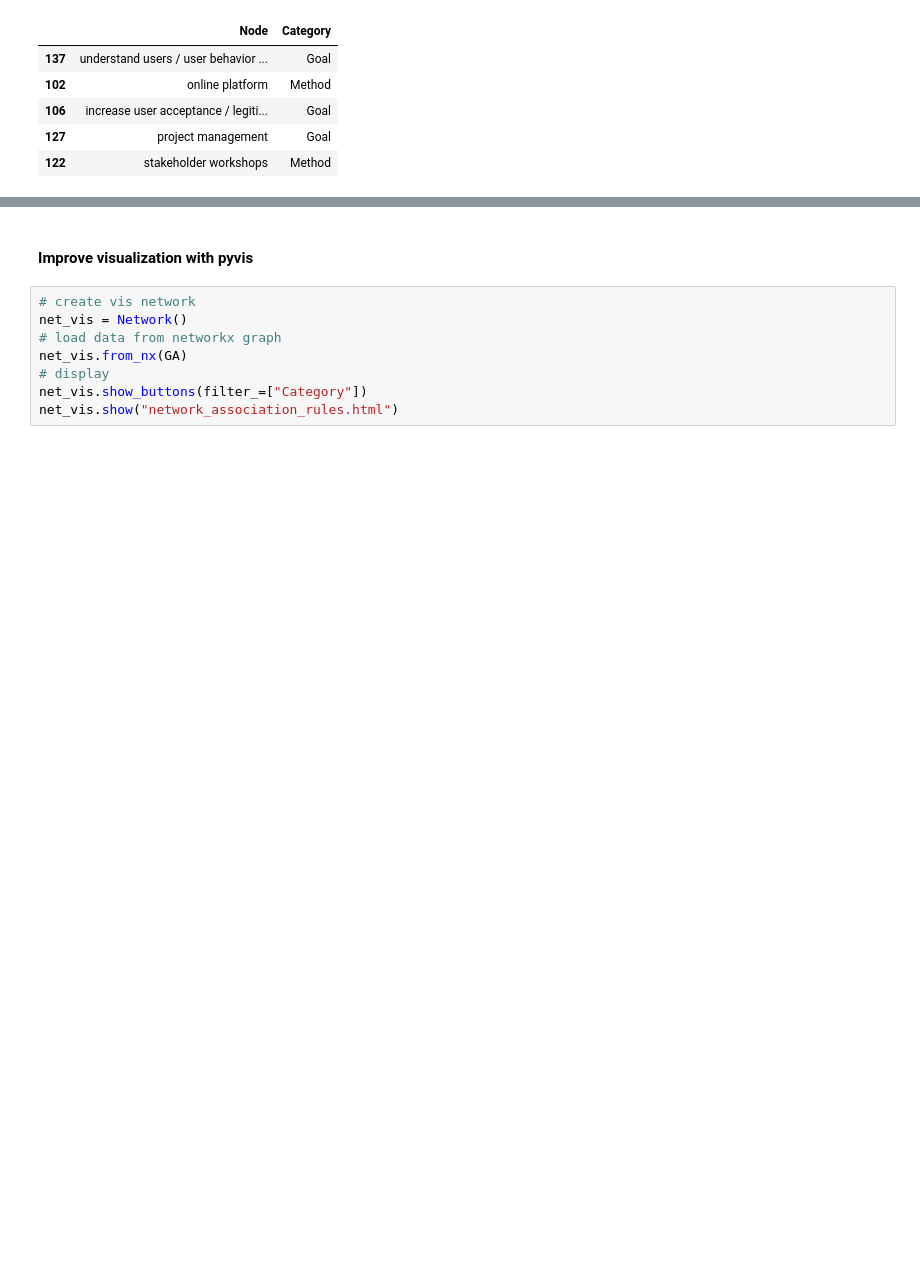
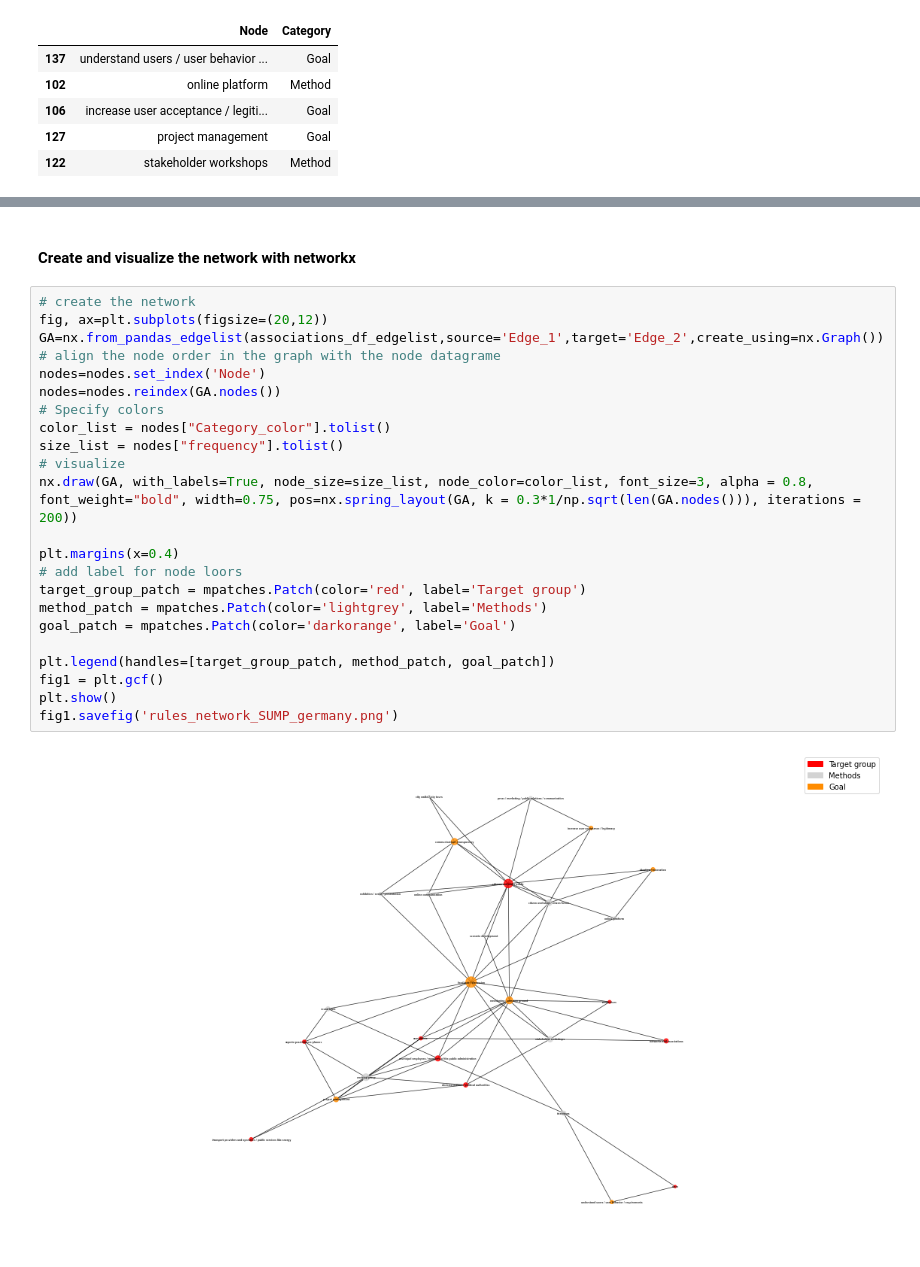
Before and after one commit to Diego-Dam/paper_co_creation_mobility_planning_germany, a Jupyter notebook: Co-Creation Paper.ipynb, the cells around one changed output, grey strips where cells are left out. Drawn from its saved outputs; the diff is of its cells as text; blank space fills up the shorter version.

```diff
--- a/Co-Creation Paper.ipynb
+++ b/Co-Creation Paper.ipynb
@@ -1039,10 +1011,27 @@ fig1.savefig('rules_network_SUMP_germany.png')
-# %% [markdown]
-#### Improve visualization with pyvis
-# %%
-# create vis network
-net_vis = Network()
-# load data from networkx graph
-net_vis.from_nx(GA)
-# display
-net_vis.show_buttons(filter_=["Category"])
-net_vis.show("network_association_rules.html")
+# %% [markdown]
+#### Create and visualize the network with networkx
+# %%
+# create the network
+fig, ax=plt.subplots(figsize=(20,12))
+GA=nx.from_pandas_edgelist(associations_df_edgelist,source='Edge_1',target='Edge_2',create_using=nx.Graph())
+# align the node order in the graph with the node datagrame
+nodes=nodes.set_index('Node')
+nodes=nodes.reindex(GA.nodes())
+# Specify colors
+color_list = nodes["Category_color"].tolist()
+size_list = nodes["frequency"].tolist()
+# visualize
+nx.draw(GA, with_labels=True, node_size=size_list, node_color=color_list, font_size=3, alpha = 0.8, font_weight="bold", width=0.75, pos=nx.spring_layout(GA, k = 0.3*1/np.sqrt(len(GA.nodes())), iterations = 200))
+
+plt.margins(x=0.4)
+# add label for node loors
+target_group_patch = mpatches.Patch(color='red', label='Target group')
+method_patch = mpatches.Patch(color='lightgrey', label='Methods')
+goal_patch = mpatches.Patch(color='darkorange', label='Goal')
+
+plt.legend(handles=[target_group_patch, method_patch, goal_patch])
+fig1 = plt.gcf()
+plt.show()
+fig1.savefig('rules_network_SUMP_germany.png')
+# %% [output]
+[figure, added]
```
Also changed, not shown: parts of 33 cells of this notebook.
